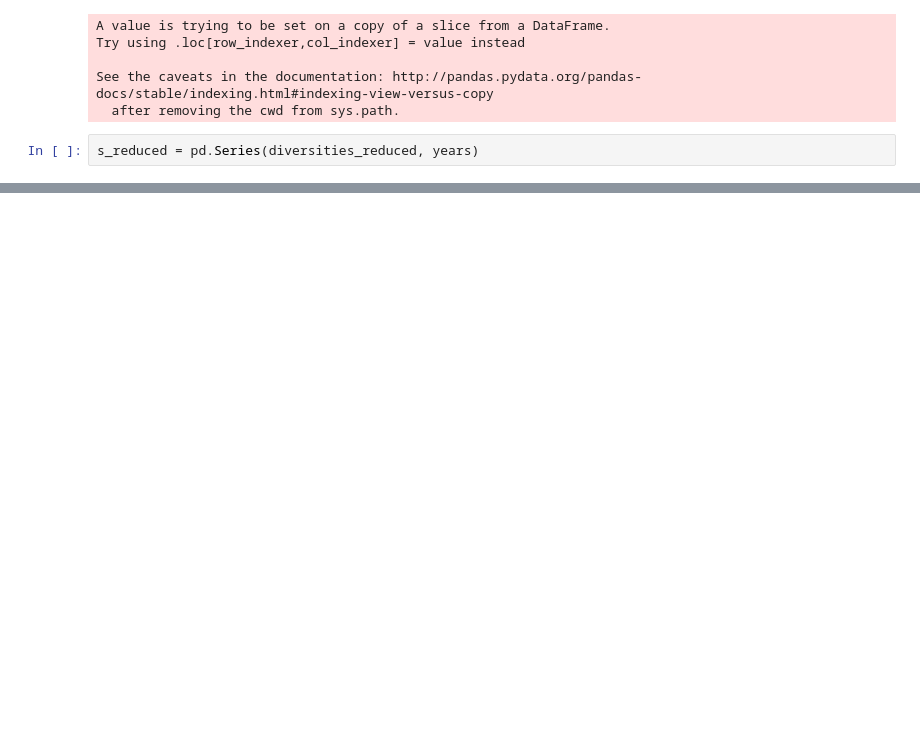
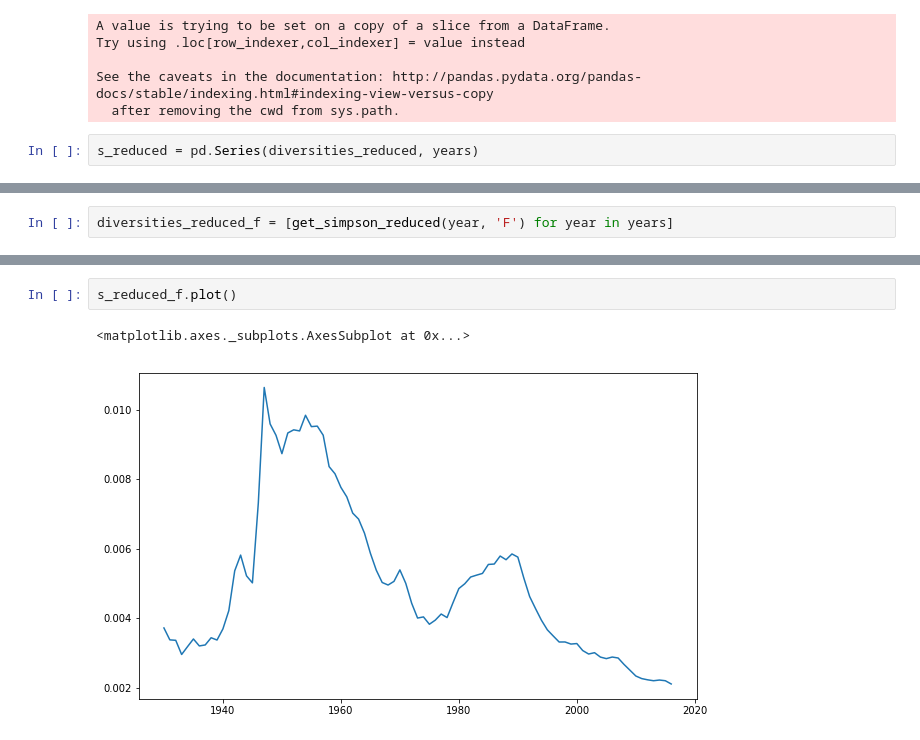
Before and after one commit to dmazin/babynames, a Jupyter notebook: 11.08.2017 - Simpson diversity national.ipynb, the cells around one changed output, grey strips where cells are left out. Saved outputs shown, nothing was run; the diff lists cells and outputs as text; blank space fills up the shorter version.

```diff
--- a/11.08.2017 - Simpson diversity national.ipynb
+++ b/11.08.2017 - Simpson diversity national.ipynb
@@ -149,0 +151,2 @@ s_reduced.plot()
+# %%
+diversities_reduced_f = [get_simpson_reduced(year, 'F') for year in years]
@@ -149,0 +170,5 @@ s_reduced.plot()
+# %%
+s_reduced_f.plot()
+# %% [output]
+<matplotlib.axes._subplots.AxesSubplot at 0x...>
+[figure, added]
```
Also changed, not shown: parts of 21 cells of this notebook.
